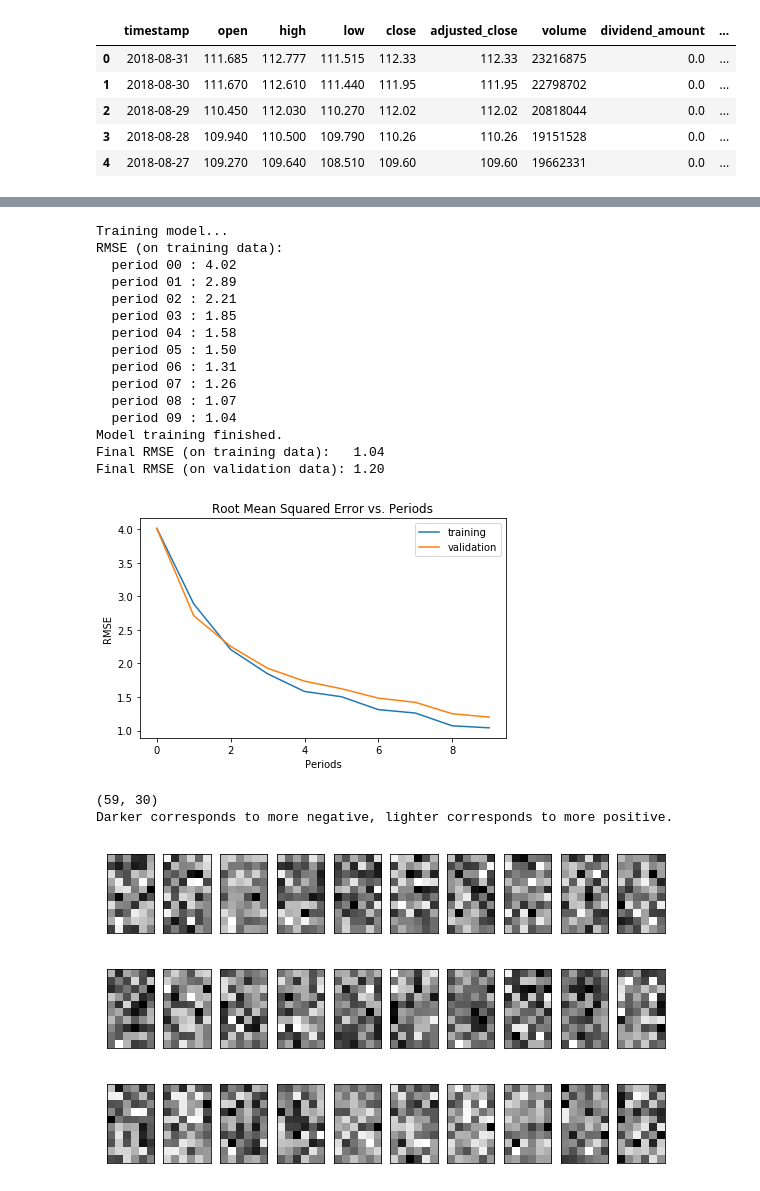
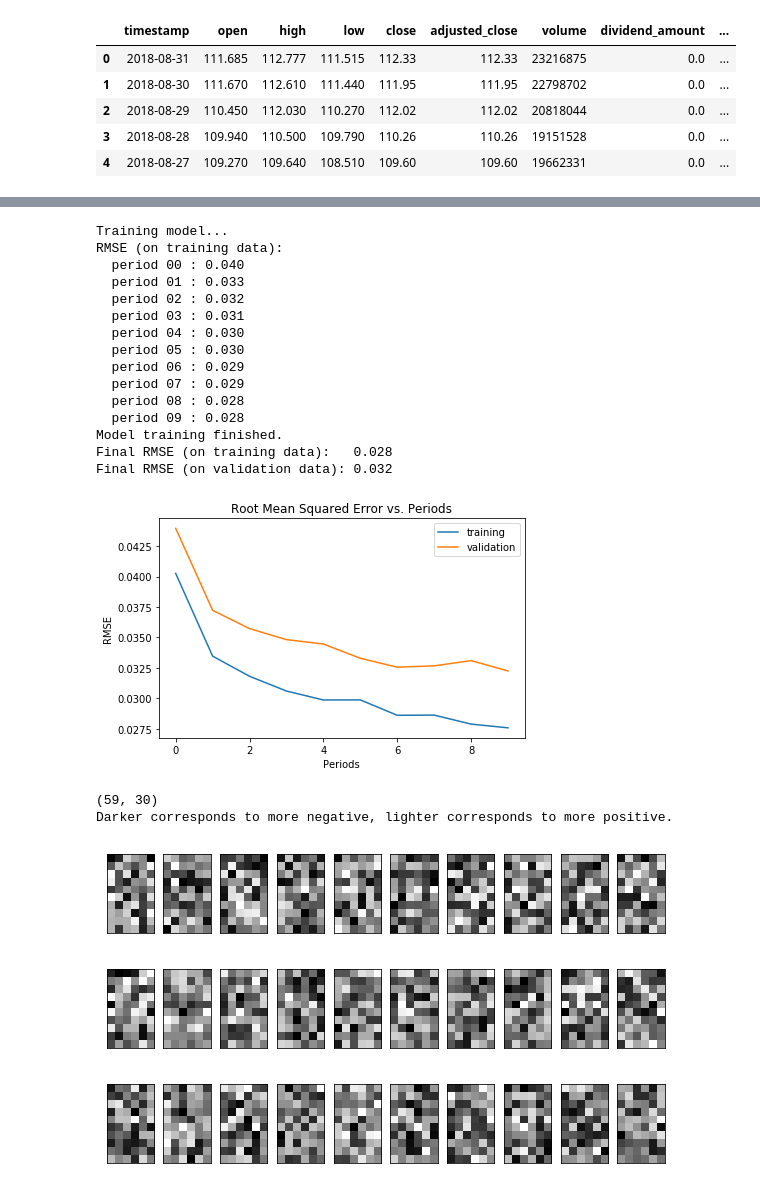
Before and after one commit to czhao39/stock-dnn, a Jupyter notebook: stockdnn.ipynb, the cells around one changed output, grey strips where cells are left out. Drawn from its saved outputs; the diff is of its cells as text; code cells hidden in the pictures.

Commit message:
Make target the proportion price change instead of absolute price

```diff
--- a/stockdnn.ipynb
+++ b/stockdnn.ipynb
@@ -62,18 +62,20 @@ def preprocess_daily_adjusted_df(daily_adjusted_df, prediction_period, means=Non
 
     # Add the target column
     if prediction_period == 0:
-        processed_df["future_adjusted_close"] = daily_adjusted_df["adjusted_close"].values.copy()
+        processed_df["future_change"] = 0
     else:
-        processed_df["future_adjusted_close"] = daily_adjusted_df["adjusted_close"].iloc[:-prediction_period].values.copy()
+        start_adjusted_closes = daily_adjusted_df["adjusted_close"].iloc[prediction_period:].values
+        end_adjusted_closes = daily_adjusted_df["adjusted_close"].iloc[:-prediction_period].values
+        processed_df["future_change"] = (end_adjusted_closes - start_adjusted_closes) / start_adjusted_closes
 
     return processed_df, means, stds
 # %%
 def preprocess_features(df):
-    processed_features = df.iloc[:, df.columns != "future_adjusted_close"].copy()
+    processed_features = df.iloc[:, df.columns != "future_change"].copy()
     return processed_features
 
 def preprocess_targets(df):
-    processed_targets = df["future_adjusted_close"].copy()
+    processed_targets = df["future_change"].copy()
     return processed_targets
 # %%
 df, means, stds = preprocess_daily_adjusted_df(daily_adjusted_df, prediction_period)
@@ -260,31 +262,31 @@ def train_nn_regression_model(
     return dnn_regressor, training_rmse, validation_rmse
 # %%
 regressor, _, _ = train_nn_regression_model(
-    optimizer=tf.train.AdagradOptimizer(learning_rate=0.02),
-    steps=1000,
-    batch_size=20,
+    optimizer=tf.train.AdagradOptimizer(learning_rate=0.04),
+    steps=1500,
+    batch_size=30,
     hidden_units=[30, 30, 20, 20],
     training_examples=training_examples,
     training_targets=training_targets,
     validation_examples=validation_examples,
     validation_targets=validation_targets)
 # %% [output]
 Training model...
 RMSE (on training data):
-  period 00 : 4.02
-  period 01 : 2.89
-  period 02 : 2.21
-  period 03 : 1.85
-  period 04 : 1.58
-  period 05 : 1.50
-  period 06 : 1.31
-  period 07 : 1.26
-  period 08 : 1.07
-  period 09 : 1.04
+  period 00 : 0.040
+  period 01 : 0.033
+  period 02 : 0.032
+  period 03 : 0.031
+  period 04 : 0.030
+  period 05 : 0.030
+  period 06 : 0.029
+  period 07 : 0.029
+  period 08 : 0.028
+  period 09 : 0.028
 Model training finished.
-Final RMSE (on training data):   1.04
-Final RMSE (on validation data): 1.20
+Final RMSE (on training data):   0.028
+Final RMSE (on validation data): 0.032
-[figure, old version]
+[figure, new version]
 # %%
 weights0 = regressor.get_variable_value("dnn/hiddenlayer_0/kernel")
 print(weights0.shape)
@@ -304,7 +306,7 @@ plt.show()
 # %% [output]
 (59, 30)
 Darker corresponds to more negative, lighter corresponds to more positive.
-[figure, old version]
+[figure, new version]
 # %%
 recent_df, _, _ = preprocess_daily_adjusted_df(daily_adjusted_df.head(prediction_period + 365), 0, means, stds)
 recent_features = preprocess_features(recent_df).head(prediction_period)
```
Also changed, not shown: parts of 5 cells of this notebook.
